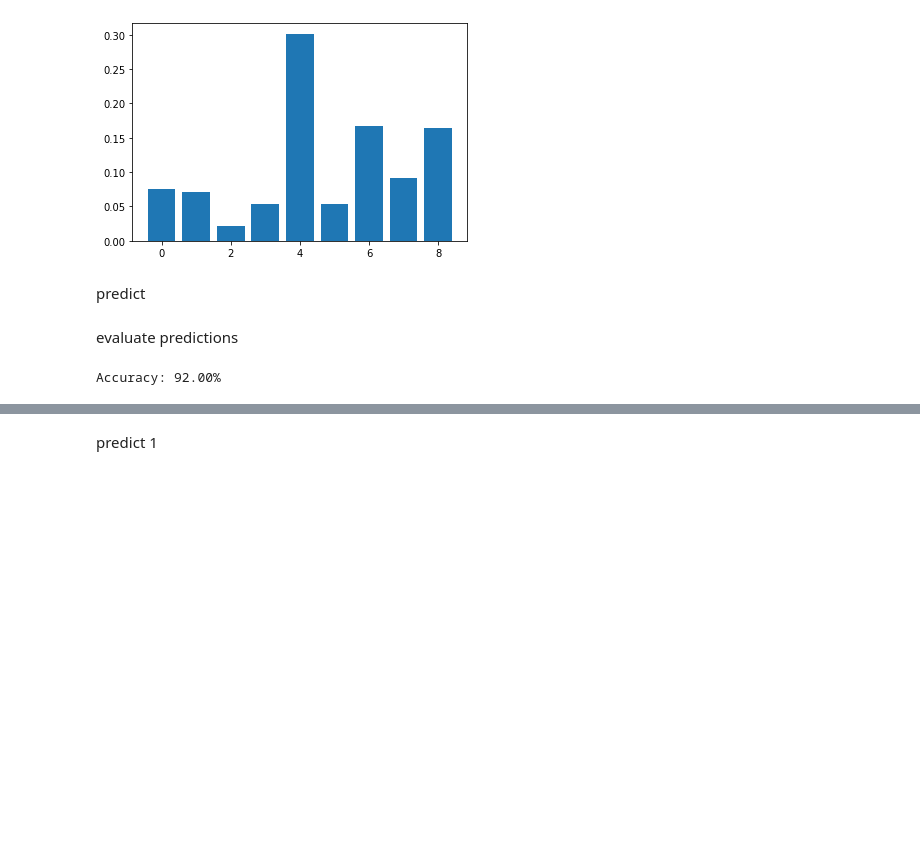
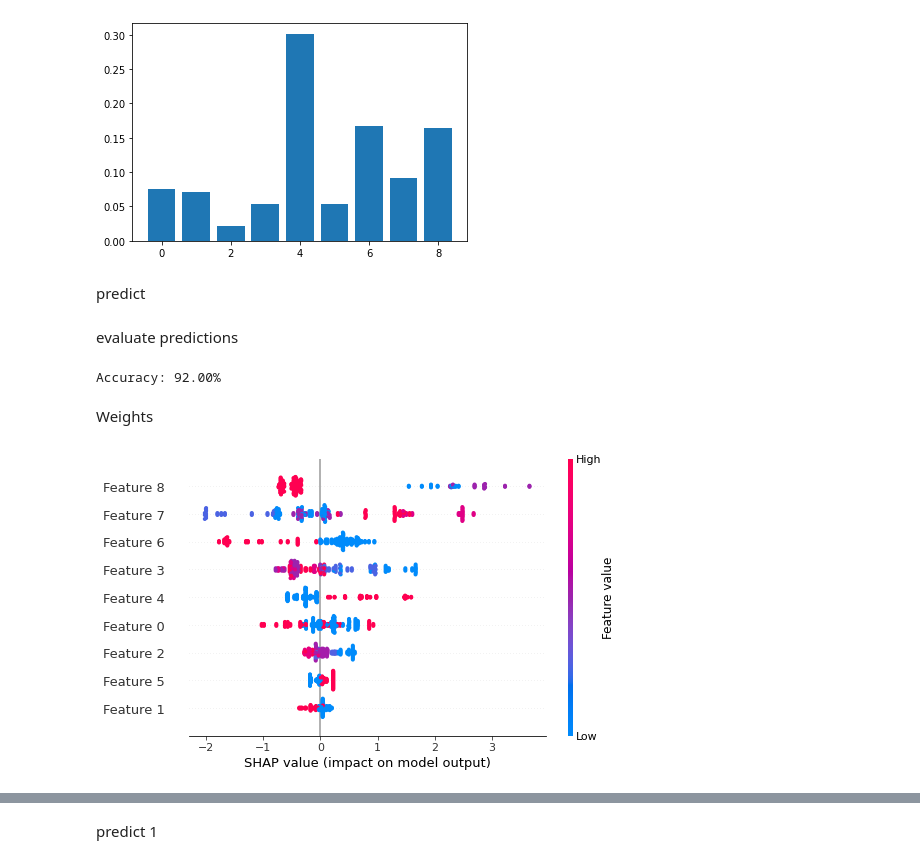
Before and after one commit to LazyHooks/models_aon, a Jupyter notebook: tier_1_ites_bp.ipynb, the cells around one changed output, grey strips where cells are left out. Saved outputs shown, nothing was run; the diff lists cells and outputs as text; code cells hidden in the pictures; blank space fills up the shorter version.

```diff
--- a/tier_1_ites_bp.ipynb
+++ b/tier_1_ites_bp.ipynb
@@ -68,3 +110,13 @@ accuracy = accuracy_score(y_test, predictions)
 print("Accuracy: %.2f%%" % (accuracy * 100.0))
 # %% [output]
 Accuracy: 92.00%
+# %% [markdown]
+Weights
+# %%
+import shap
+explainer = shap.Explainer(model)
+shap_values = explainer(X)
+# %%
+shap.plots.beeswarm(shap_values)
+# %% [output]
+[figure, added]
```
Also changed, not shown: parts of 5 cells of this notebook.
